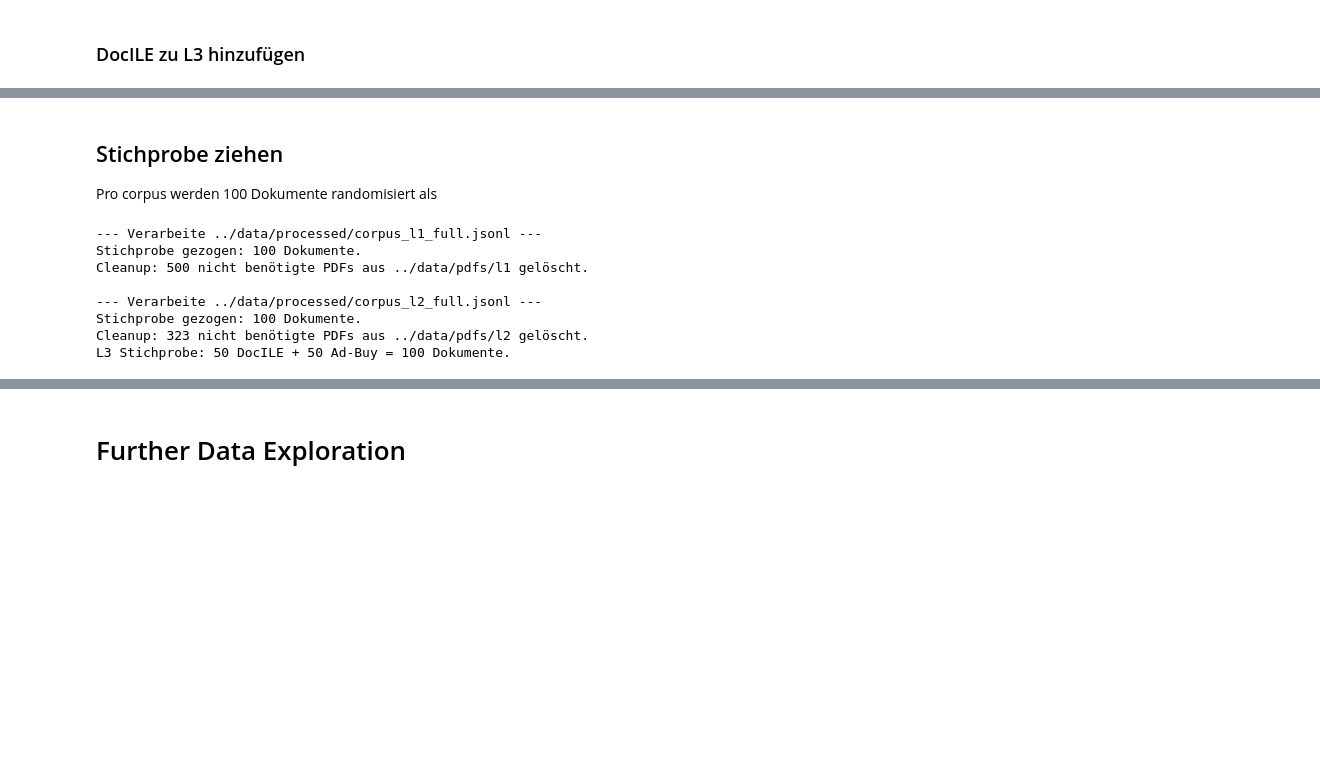
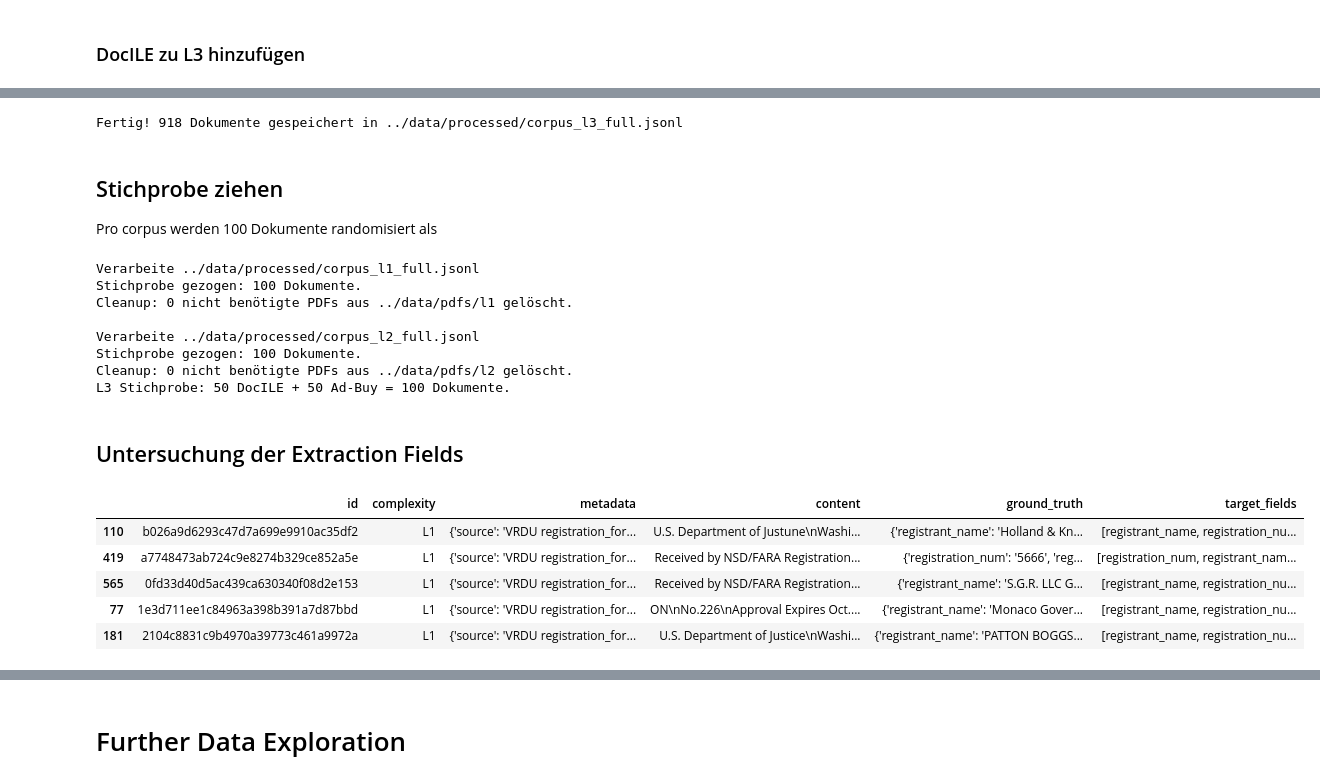
Before and after one commit to StefanEissler/doc-automation-architecture, a Jupyter notebook: notebooks/data_exploration.ipynb, the cells around one changed output, grey strips where cells are left out. Saved outputs shown, nothing was run; the diff lists cells and outputs as text; code cells hidden in the pictures; blank space fills up the shorter version.

```diff
--- a/notebooks/data_exploration.ipynb
+++ b/notebooks/data_exploration.ipynb
@@ -224,0 +212,6 @@ df_ocr.pages[0]
+# %%
+with open("../data/docile/annotations/0a1bf0ac3db840e1be10e064.json", "r") as f:
+    data = json.load(f)
+
+pretty_json = json.dumps(data["field_extractions"], indent=2)
+print("\n".join(pretty_json.splitlines()[:25]))
@@ -355,6 +360,7 @@ import pandas as pd
 
 def export_vrdu_split(
     df: pd.DataFrame,
+    data_name: str,
     split_filenames: list,
     complexity_label: str,
     source_base_dir: Path,
@@ -399,13 +405,14 @@ def export_vrdu_split(
             "id": uuid.uuid4().hex,
             "complexity": complexity_label,
             "metadata": {
-                "source": "VRDU Registration Form",
+                "source": f"VRDU {data_name}",
                 "document_name": file_name,
                 "raw_file_path": str(target_pdf_path),
                 "original_file_path": row["file_path"],
             },
             "content": content_text,
             "ground_truth": gt,
+            "target_fields": list(gt.keys()),
         }
         documents.append(doc)
 
@@ -414,7 +421,7 @@ def export_vrdu_split(
             f.write(json.dumps(doc, ensure_ascii=False) + "\n")
 
     print(
-        f"Abgeschlossen! {len(documents)} Dokumente für {complexity_label} erfolgreich verarbeitet."
+        f"{len(documents)} Dokumente für {complexity_label} erfolgreich verarbeitet."
     )
     print(
         f"{not_in_split_count} Dokumente wurden ignoriert (nicht in der übergebenen Liste)."
@@ -594,6 +602,7 @@ print(len(l3))
 # %%
 ad_buy_documents = export_vrdu_split(
     df=df_ad_buy_form,
+    data_name="ad-buy-form",
     split_filenames=l3,
     complexity_label="L3",
     source_base_dir=Path("../data/vrdu/ad-buy-form/main/"),
@@ -646,3 +728,16 @@ print(
+# %%
+all_l3_documents = ad_buy_documents + docile_documents
+l3_full_output_path = "../data/processed/corpus_l3_full.jsonl"
+
+with open(l3_full_output_path, "w", encoding="utf-8") as f:
+    for doc in all_l3_documents:
+        f.write(json.dumps(doc, ensure_ascii=False) + "\n")
+
+print(
+    f"Fertig! {len(all_l3_documents)} Dokumente gespeichert in {l3_full_output_path}"
+)
+# %% [output]
+Fertig! 918 Dokumente gespeichert in ../data/processed/corpus_l3_full.jsonl
 # %% [markdown]
 ## Stichprobe ziehen
 
@@ -676,7 +771,6 @@ l1_sample_path = "../data/processed/corpus_l1_experiment.jsonl"
 l2_sample_path = "../data/processed/corpus_l2_experiment.jsonl"
 l3_sample_path = "../data/processed/corpus_l3_experiment.jsonl"
 
-# L1 und L2 vorbereiten
 df_l1 = create_sample_dataset(
     "../data/processed/corpus_l1_full.jsonl", l1_sample_path, "../data/pdfs/l1", 100
 )
@@ -685,9 +779,10 @@ df_l2 = create_sample_dataset(
 )
 
 # L3 Stratified Sampling 50/50
-df_l3_full = pd.read_json("../data/processed/corpus_l3_full.jsonl", lines=True)
+df_l3_full = pd.read_json(
+    "../data/processed/corpus_l3_full.jsonl", lines=True
+)
 
-# Trennen nach Quelle
 mask_docile = df_l3_full["metadata"].apply(lambda x: x.get("source")) == "DocILE"
 df_l3_docile = df_l3_full[mask_docile]
 df_l3_adbuy = df_l3_full[~mask_docile]
@@ -708,11 +803,22 @@ print(
 # L3 Speichern
 df_l3_final.to_json(l3_sample_path, orient="records", lines=True, force_ascii=False)
 # %% [output]
---- Verarbeite ../data/processed/corpus_l1_full.jsonl ---
+Verarbeite ../data/processed/corpus_l1_full.jsonl
 Stichprobe gezogen: 100 Dokumente.
-Cleanup: 500 nicht benötigte PDFs aus ../data/pdfs/l1 gelöscht.
+Cleanup: 0 nicht benötigte PDFs aus ../data/pdfs/l1 gelöscht.
 
---- Verarbeite ../data/processed/corpus_l2_full.jsonl ---
+Verarbeite ../data/processed/corpus_l2_full.jsonl
 Stichprobe gezogen: 100 Dokumente.
-Cleanup: 323 nicht benötigte PDFs aus ../data/pdfs/l2 gelöscht.
+Cleanup: 0 nicht benötigte PDFs aus ../data/pdfs/l2 gelöscht.
 L3 Stichprobe: 50 DocILE + 50 Ad-Buy = 100 Dokumente.
+# %% [markdown]
+## Untersuchung der Extraction Fields
+# %%
+df_l1.head()
+# %% [output]
+|  | id | complexity | metadata | content | ground_truth | target_fields |
+| 110 | b026a9d6293c47d7a699e9910ac35df2 | L1 | {'source': 'VRDU registration_for... | U.S. Department of Justune\nWashi... | {'registrant_name': 'Holland & Kn... | [registrant_name, registration_nu... |
+| 419 | a7748473ab724c9e8274b329ce852a5e | L1 | {'source': 'VRDU registration_for... | Received by NSD/FARA Registration... | {'registration_num': '5666', 'reg... | [registration_num, registrant_nam... |
+| 565 | 0fd33d40d5ac439ca630340f08d2e153 | L1 | {'source': 'VRDU registration_for... | Received by NSD/FARA Registration... | {'registrant_name': 'S.G.R. LLC G... | [registrant_name, registration_nu... |
+| 77 | 1e3d711ee1c84963a398b391a7d87bbd | L1 | {'source': 'VRDU registration_for... | ON\nNo.226\nApproval Expires Oct.... | {'registrant_name': 'Monaco Gover... | [registrant_name, registration_nu... |
+| 181 | 2104c8831c9b4970a39773c461a9972a | L1 | {'source': 'VRDU registration_for... | U.S. Department of Justice\nWashi... | {'registrant_name': 'PATTON BOGGS... | [registrant_name, registration_nu... |
```
Also changed, not shown: parts of 34 cells of this notebook, 12 other files.
